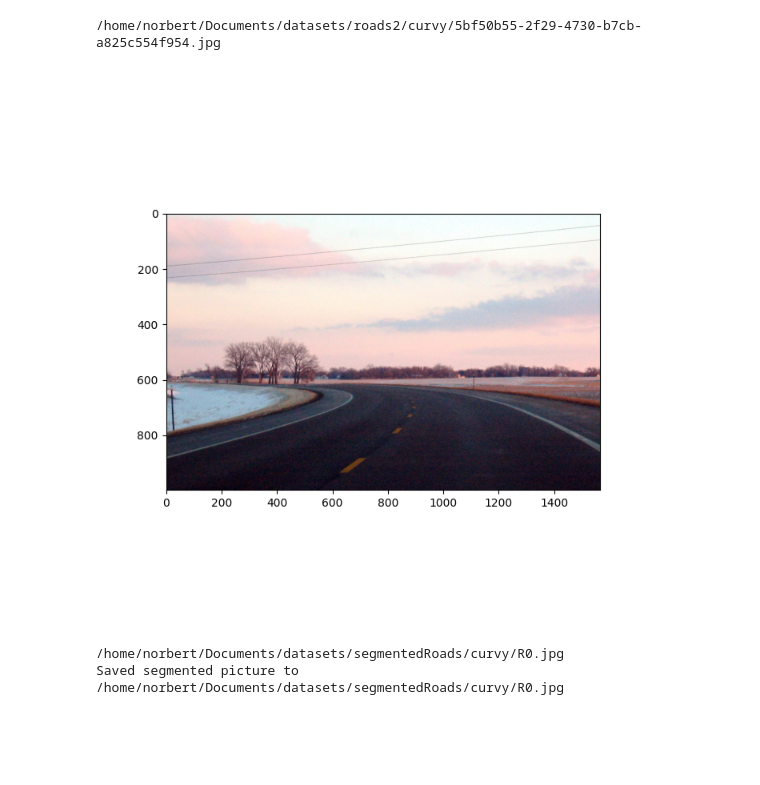
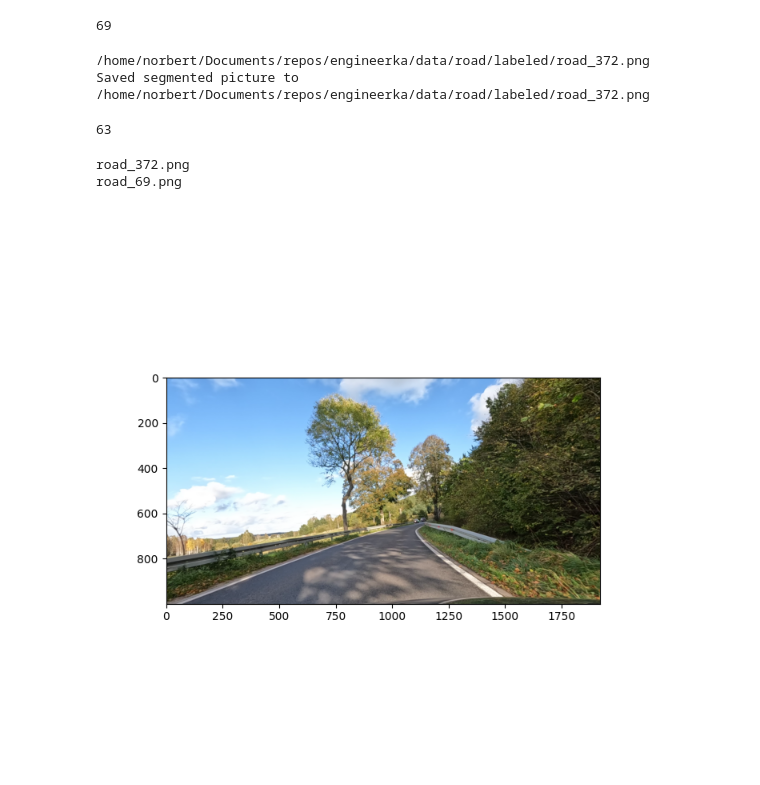
Before and after one commit to norbertgrzenkowicz/engineerka, a Jupyter notebook: test_img_segm_tool.ipynb, the cells around one changed output. Saved outputs shown, nothing was run; the diff lists cells and outputs as text; code cells hidden in the pictures; blank space fills up the shorter version.

```diff
--- a/test_img_segm_tool.ipynb
+++ b/test_img_segm_tool.ipynb
@@ -8,10 +8,10 @@ import PIL
 
 from mpl_interactions import image_segmenter
 # %%
-dataset_path = '/home/norbert/Documents/datasets/roads2/'
-dataset_classes = ("curvy", "straight")
-data_paths = []
-for classes in dataset_classes: data_paths.append(dataset_path + classes)
+dataset_path = '/home/norbert/Documents/repos/engineerka/data/road/unlabeled'
+dataset_classes = ["unlabeled", "labeled"]
+data_paths = ['/home/norbert/Documents/repos/engineerka/data/road/unlabeled', '/home/norbert/Documents/repos/engineerka/data/road/labeled']
+# for classes in dataset_classes: data_paths.append(dataset_path + classes)
 
 
 data_paths[0]
@@ -41,0 +77,25 @@ straight_photos = os.listdir(data_paths[1])
+# %%
+
+
+data_path = data_paths[0] + '/' + unlabeledList[counter]
+
+import re
+list = re.findall(r'\d+', unlabeledList[counter])
+index = list[0]
+
+
+print('counter', counter)
+
+print(index)
+if unlabeledList[counter] not in labeledList:
+    img = (PIL.Image.open(data_path)).resize((256, 256))
+    image = plt.imread(data_path)
+    segmenter = image_segmenter(image, mask_colors="white", mask_alpha=0.76, figsize=(7, 7))
+    display(segmenter)
+# %% [output]
+69
+# %%
+print("Saved segmented picture to  {0}".format(saveSegmentedData(segmenter, 372, identifier='road_')))
+# %% [output]
+/home/norbert/Documents/repos/engineerka/data/road/labeled/road_372.png
+Saved segmented picture to  /home/norbert/Documents/repos/engineerka/data/road/labeled/road_372.png
@@ -42,19 +105,24 @@ straight_photos = os.listdir(data_paths[1])
+# %%
+post = os.listdir(data_paths[1])
+len(post)
+# %% [output]
+63
+# %%
+for el in unlabeledList:
+    if el not in labeledList:
+        print(el)
+# %% [output]
+road_372.png
+road_69.png
 # %%
+index = 372
 
-data_path = data_paths[0] + '/' + curvy_photos[counter]
-print(data_path)
-img = (PIL.Image.open(data_path)).resize((128, 128))
+data_path = data_paths[0] + '/' + 'road_372.png'
+
+img = (PIL.Image.open(data_path)).resize((256, 256))
+
 image = plt.imread(data_path)
 segmenter = image_segmenter(image, mask_colors="white", mask_alpha=0.76, figsize=(7, 7))
 display(segmenter)
 # %% [output]
-/home/norbert/Documents/datasets/roads2/curvy/5bf50b55-2f29-4730-b7cb-a825c554f954.jpg
-[figure, old version]
+[figure, new version]
-# %%
-print("Saved segmented picture to  {0}".format(saveSegmentedData("curvy", segmenter, counter)))
-
-if len(os.listdir("/home/norbert/Documents/datasets/segmentedRoads/curvy")) < len(curvy_photos):
-    counter += 1
-# %% [output]
-/home/norbert/Documents/datasets/segmentedRoads/curvy/R0.jpg
-Saved segmented picture to  /home/norbert/Documents/datasets/segmentedRoads/curvy/R0.jpg
```
Also changed, not shown: parts of 9 cells of this notebook, 13 other files.
